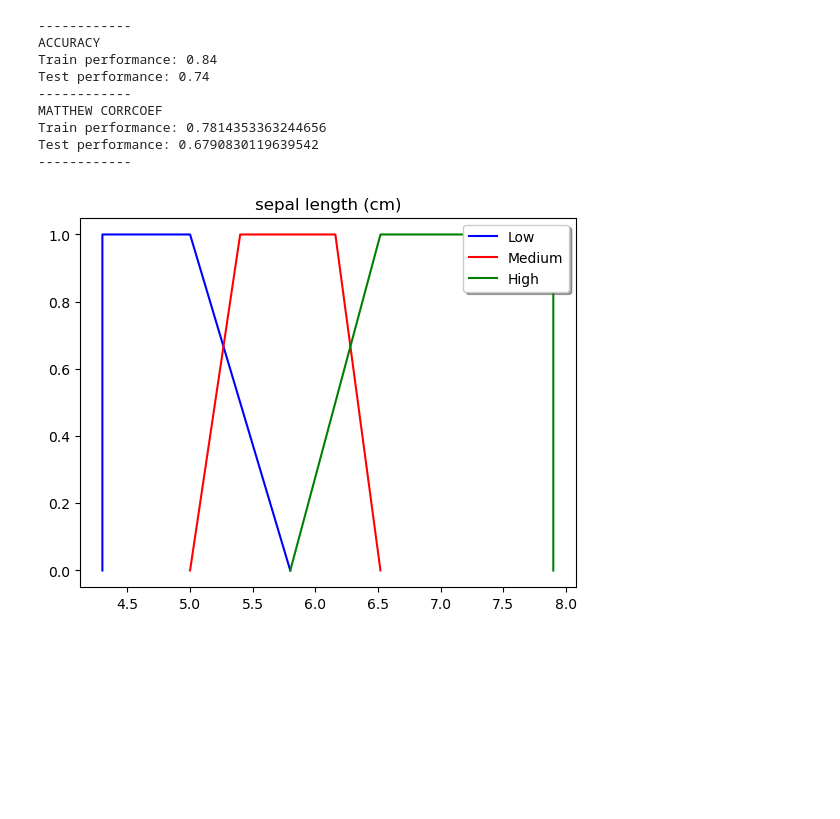
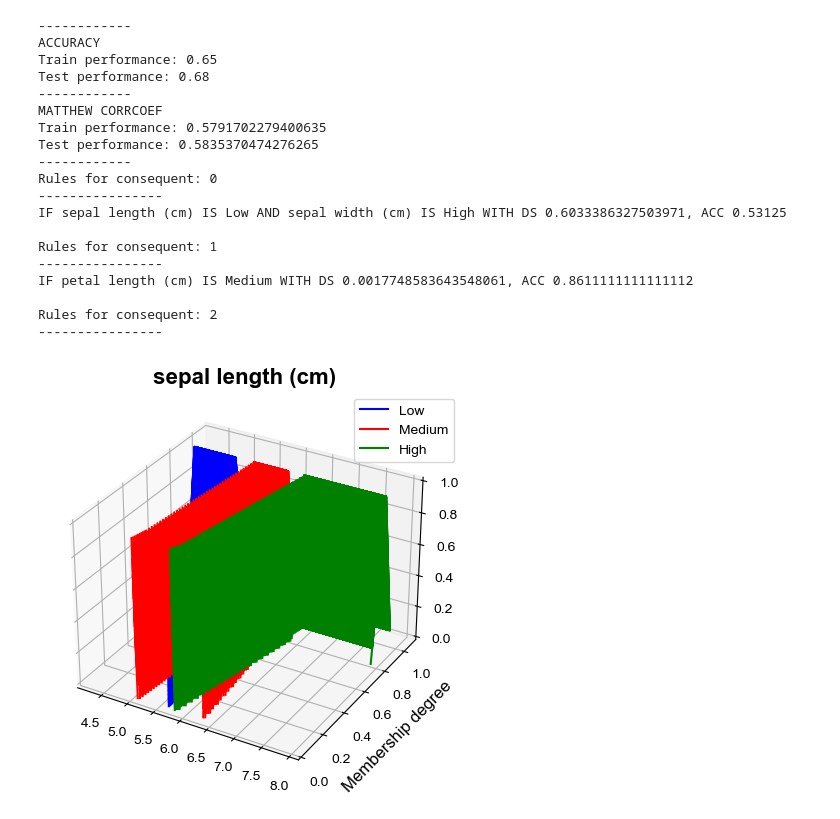
Before and after one commit to Fuminides/ex-fuzzy, a Jupyter notebook: Demos/iris_demo.ipynb, the cells around one changed output. Drawn from its saved outputs; the diff is of its cells as text; code cells hidden in the pictures; blank space fills up the shorter version.

```diff
--- a/Demos/iris_demo.ipynb
+++ b/Demos/iris_demo.ipynb
@@ -27,7 +27,7 @@ vl = 3
 tolerance = 0.01
 
 # Type of dataset used
-fz_type_studied = fs.FUZZY_SETS.gt2 # Also t2, gt2
+fz_type_studied = fs.FUZZY_SETS.t1 # Also t2, gt2
 # %%
 # Load the iris dataset
 iris = datasets.load_iris()
@@ -46,16 +46,27 @@ fl_classifier = GA.BaseFuzzyRulesClassifier(nRules=nRules, linguistic_variables=
 fl_classifier.fit(X_train, y_train, n_gen=n_gen, pop_size=n_pop)
 # %%
 # Display the classifier performance and visualize the results
-eval_tools.eval_fuzzy_model(fl_classifier, X_train, y_train, X_test, y_test,
-                        plot_rules=False, print_rules=False, plot_partitions=True)
+fuzzy_evaluator = eval_tools.FuzzyEvaluator(fl_classifier)
+str_rules = fuzzy_evaluator.eval_fuzzy_model(X_train, y_train, X_test, y_test,
+                        plot_rules=False, print_rules=True, plot_partitions=True, return_rules=True)
 # %% [output]
 ------------
 ACCURACY
-Train performance: 0.84
-Test performance: 0.74
+Train performance: 0.65
+Test performance: 0.68
 ------------
 MATTHEW CORRCOEF
-Train performance: 0.7814353363244656
-Test performance: 0.6790830119639542
+Train performance: 0.5791702279400635
+Test performance: 0.5835370474276265
 ------------
+Rules for consequent: 0
+----------------
+IF sepal length (cm) IS Low AND sepal width (cm) IS High WITH DS 0.6033386327503971, ACC 0.53125
+
+Rules for consequent: 1
+----------------
+IF petal length (cm) IS Medium WITH DS 0.0017748583643548061, ACC 0.8611111111111112
+
+Rules for consequent: 2
+----------------
-[figure, old version]
+[figure, new version]
```
Also changed, not shown: parts of 1 cell of this notebook, 2 other files.
